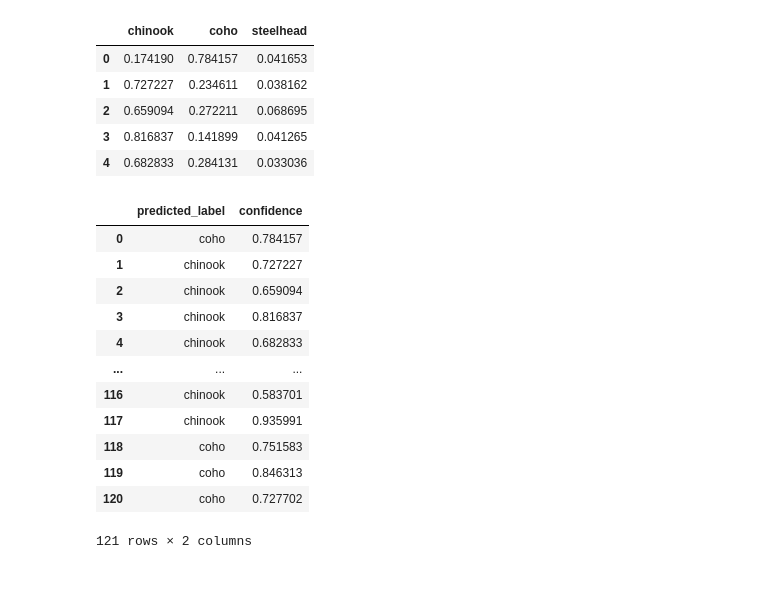
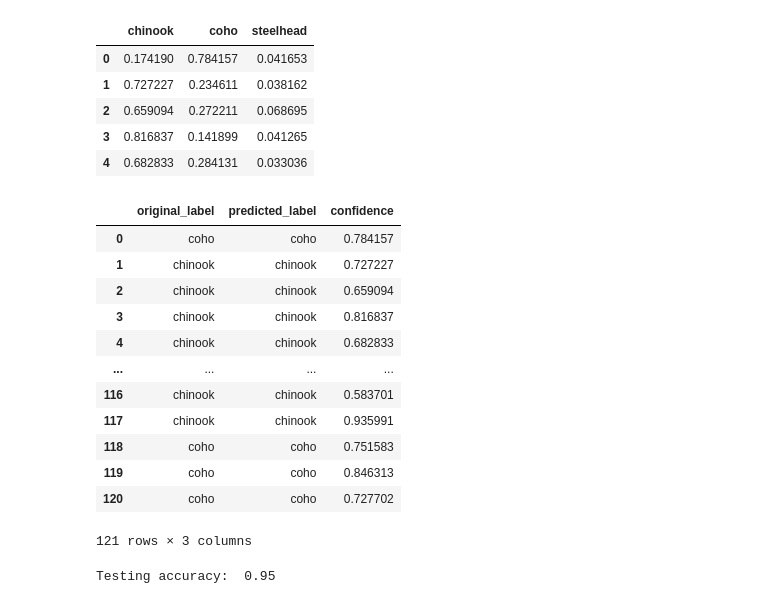
Before and after one commit to brahmwg/Bottlenecks_MDS_Capstone, a Jupyter notebook: imputation_model/model_training.ipynb, the cells around one changed output. Drawn from its saved outputs; the diff is of its cells as text; code cells hidden in the pictures.

Commit message:
added a section to test the model, based on validation data and derived an accuracy score

```diff
--- a/imputation_model/model_training.ipynb
+++ b/imputation_model/model_training.ipynb
@@ -259,23 +259,30 @@ max_label = []
 for i in range(prediction.shape[0]):
     max_val.append(prediction.iloc[i].max())
     max_label.append(prediction.iloc[i].idxmax())
+# %%
+tested_data = pd.DataFrame(y_test, columns = le.classes_ )
+
+label_y = []
+for i in range(tested_data.shape[0]):
+    label_y.append(tested_data.iloc[i].idxmax())
 # %%
 new_df = pd.DataFrame({
+    'original_label' : label_y,
     'predicted_label': max_label,
     'confidence': max_val
 })
 new_df
 # %% [output]
-|  | predicted_label | confidence |
-| 0 | coho | 0.784157 |
-| 1 | chinook | 0.727227 |
-| 2 | chinook | 0.659094 |
-| 3 | chinook | 0.816837 |
-| 4 | chinook | 0.682833 |
-| ... | ... | ... |
-| 116 | chinook | 0.583701 |
-| 117 | chinook | 0.935991 |
-| 118 | coho | 0.751583 |
-| 119 | coho | 0.846313 |
-| 120 | coho | 0.727702 |
+|  | original_label | predicted_label | confidence |
+| 0 | coho | coho | 0.784157 |
+| 1 | chinook | chinook | 0.727227 |
+| 2 | chinook | chinook | 0.659094 |
+| 3 | chinook | chinook | 0.816837 |
+| 4 | chinook | chinook | 0.682833 |
+| ... | ... | ... | ... |
+| 116 | chinook | chinook | 0.583701 |
+| 117 | chinook | chinook | 0.935991 |
+| 118 | coho | coho | 0.751583 |
+| 119 | coho | coho | 0.846313 |
+| 120 | coho | coho | 0.727702 |
-121 rows × 2 columns
+121 rows × 3 columns
@@ -281,0 +291,4 @@ new_df
+# %%
+print("Testing accuracy: ", round(correct/new_df.shape[0], 3))
+# %% [output]
+Testing accuracy:  0.95
```
Also changed, not shown: parts of 1 cell of this notebook.
